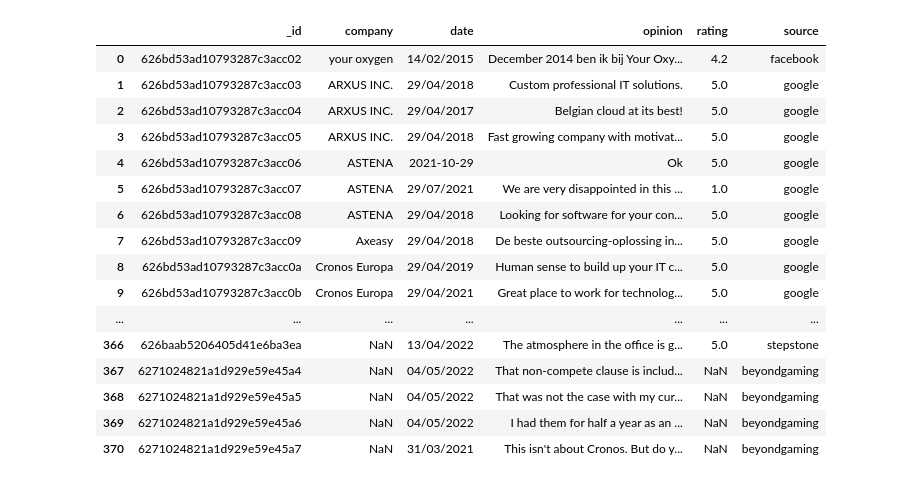
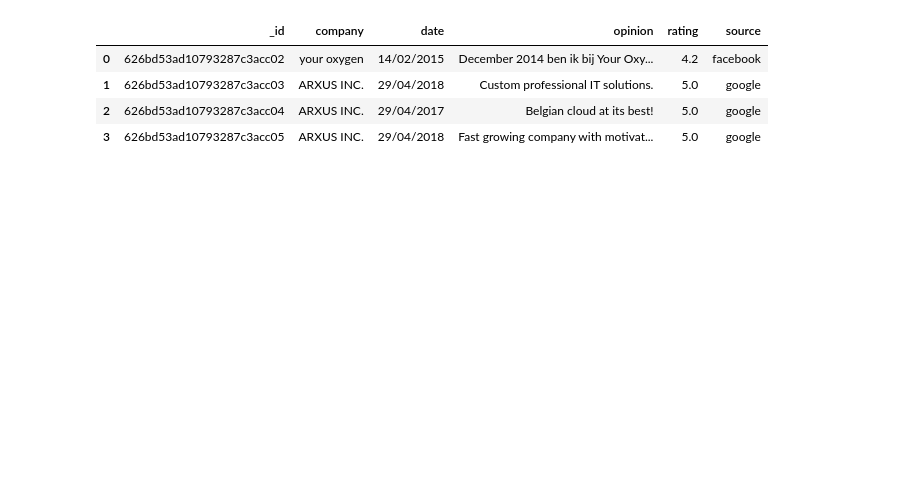
Before and after one commit to davidwong19/cronos-sentiment-analyse, a Jupyter notebook: sentiment_analyse.ipynb, the cells around one changed output. Saved outputs shown, nothing was run; the diff lists cells and outputs as text; code cells hidden in the pictures; blank space fills up the shorter version.

```diff
--- a/sentiment_analyse.ipynb
+++ b/sentiment_analyse.ipynb
@@ -1,26 +1,14 @@
 # %%
 import pandas as pd
 df = pd.read_csv('review_cronos_and_bedrijven.csv')
 pd.set_option("display.max_rows", None)
-df.head(387)
+df.head(4)
 # %% [output]
 |  | _id | company | date | opinion | rating | source |
 | 0 | 626bd53ad10793287c3acc02 | your oxygen | 14/02/2015 | December 2014 ben ik bij Your Oxy... | 4.2 | facebook |
 | 1 | 626bd53ad10793287c3acc03 | ARXUS INC. | 29/04/2018 | Custom professional IT solutions. | 5.0 | google |
 | 2 | 626bd53ad10793287c3acc04 | ARXUS INC. | 29/04/2017 | Belgian cloud at its best! | 5.0 | google |
 | 3 | 626bd53ad10793287c3acc05 | ARXUS INC. | 29/04/2018 | Fast growing company with motivat... | 5.0 | google |
-| 4 | 626bd53ad10793287c3acc06 | ASTENA | 2021-10-29 | Ok | 5.0 | google |
-| 5 | 626bd53ad10793287c3acc07 | ASTENA | 29/07/2021 | We are very disappointed in this ... | 1.0 | google |
-| 6 | 626bd53ad10793287c3acc08 | ASTENA | 29/04/2018 | Looking for software for your con... | 5.0 | google |
-| 7 | 626bd53ad10793287c3acc09 | Axeasy | 29/04/2018 | De beste outsourcing-oplossing in... | 5.0 | google |
-| 8 | 626bd53ad10793287c3acc0a | Cronos Europa | 29/04/2019 | Human sense to build up your IT c... | 5.0 | google |
-| 9 | 626bd53ad10793287c3acc0b | Cronos Europa | 29/04/2021 | Great place to work for technolog... | 5.0 | google |
-| ... | ... | ... | ... | ... | ... | ... |
-| 366 | 626baab5206405d41e6ba3ea | NaN | 13/04/2022 | The atmosphere in the office is g... | 5.0 | stepstone |
-| 367 | 6271024821a1d929e59e45a4 | NaN | 04/05/2022 | That non-compete clause is includ... | NaN | beyondgaming |
-| 368 | 6271024821a1d929e59e45a5 | NaN | 04/05/2022 | That was not the case with my cur... | NaN | beyondgaming |
-| 369 | 6271024821a1d929e59e45a6 | NaN | 04/05/2022 | I had them for half a year as an ... | NaN | beyondgaming |
-| 370 | 6271024821a1d929e59e45a7 | NaN | 31/03/2021 | This isn't about Cronos. But do y... | NaN | beyondgaming |
 # %%
 from textblob import TextBlob
 rating =[]
```
Also changed, not shown: parts of 1 cell of this notebook, 1 other file.
